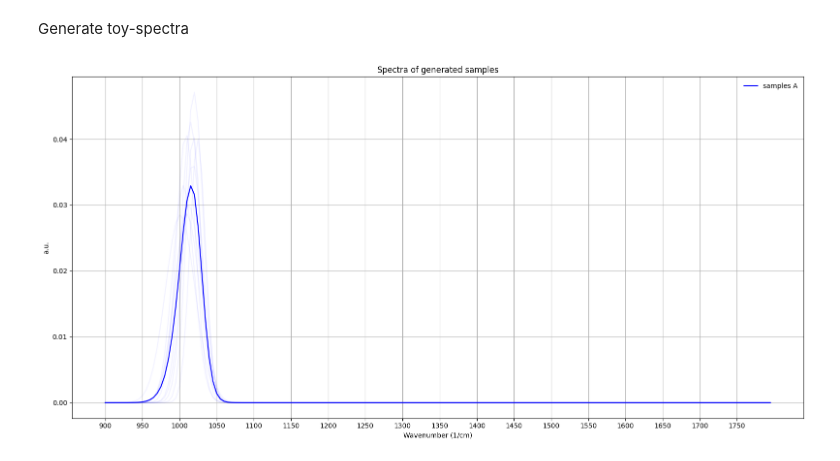
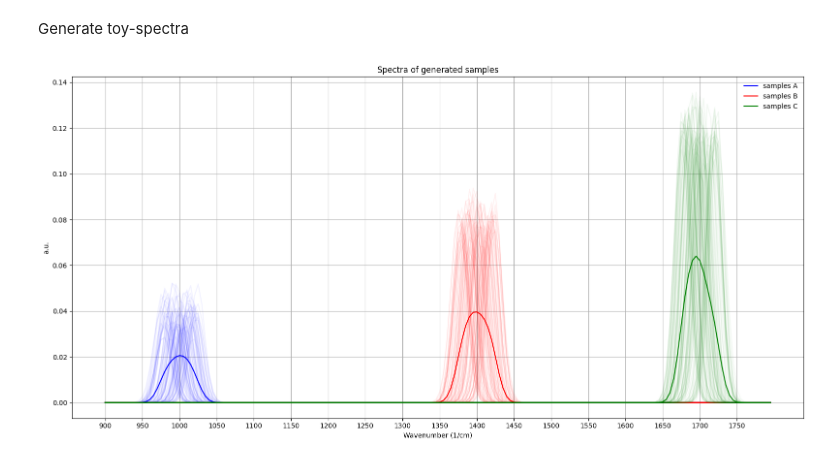
Before and after one commit to karol-pa/Spectra_Classification_Exercises, a Jupyter notebook: exercise_2.ipynb, the cells around one changed output. Cells and saved outputs as stored; diff of their text form; code cells hidden in the pictures.

```diff
--- a/exercise_2.ipynb
+++ b/exercise_2.ipynb
@@ -11,34 +11,68 @@ k = np.arange(900, 1800, 5)
 # %%
 a=[]
 
-for i in range(10):
-    a.append( norm.pdf( k, loc=1000+np.random.rand()*25, scale=10+np.random.rand()*10)*(1+np.random.rand()*0.5 ) )
+for i in range(100):
+    a.append( norm.pdf( k, loc=1000+(np.random.rand()-0.5)*50, scale=10+(np.random.rand()-0.5)*2 )*(1+(np.random.rand()-0.5)*0.5) )
 
 A = pd.DataFrame(np.column_stack((k, *a)))
+# %%
+b=[]
+
+for i in range(100):
+    b.append( norm.pdf( k, loc=1400+(np.random.rand()-0.5)*50, scale=10+(np.random.rand()-0.5)*2 )*(2+(np.random.rand()-0.5)*0.5) )
+
+B = pd.DataFrame(np.column_stack((k, *b)))
+# %%
+c=[]
+
+for i in range(100):
+    c.append( norm.pdf( k, loc=1700+(np.random.rand()-0.5)*50, scale=10+(np.random.rand()-0.5)*2 )*(3+(np.random.rand()-0.5)*0.5) )
+
+C = pd.DataFrame(np.column_stack((k, *c)))
 # %%
 fig, ax = plt.subplots(figsize=[16, 8])
-sample_measurement = []
 
 
+sample_measurement = []
 A_plot = pd.melt(A, [0])
 for sample, measurement in A_plot.groupby('variable'):
     sample_measurement.append(measurement.reset_index()["value"])
     measurement.reset_index()["value"].plot(alpha=0.05, ax=ax, label="_no_legend_", color="blue")
     plt.xticks(ticks=np.arange(0, 180, 10), labels=np.arange(900, 1800, 50))
 
 pd.concat(sample_measurement, axis=1).mean(axis=1).plot(
     ax=ax, color="blue", label="samples A", legend=True
 )
+###
+sample_measurement = []
+B_plot = pd.melt(B, [0])
+for sample, measurement in B_plot.groupby('variable'):
+    sample_measurement.append(measurement.reset_index()["value"])
+    measurement.reset_index()["value"].plot(alpha=0.05, ax=ax, label="_no_legend_", color="red")
+    plt.xticks(ticks=np.arange(0, 180, 10), labels=np.arange(900, 1800, 50))
 
+pd.concat(sample_measurement, axis=1).mean(axis=1).plot(
+    ax=ax, color="red", label="samples B", legend=True
+)
+###
+sample_measurement = []
+C_plot = pd.melt(C, [0])
+for sample, measurement in C_plot.groupby('variable'):
+    sample_measurement.append(measurement.reset_index()["value"])
+    measurement.reset_index()["value"].plot(alpha=0.05, ax=ax, label="_no_legend_", color="green")
+    plt.xticks(ticks=np.arange(0, 180, 10), labels=np.arange(900, 1800, 50))
 
+pd.concat(sample_measurement, axis=1).mean(axis=1).plot(
+    ax=ax, color="green", label="samples C", legend=True
+)
 
 ax.grid()
 
 ax.set_ylabel("a.u.")
 ax.set_title("Spectra of generated samples")
 ax.set_xlabel("Wavenumber (1/cm)")
 ax.legend(loc="upper right", frameon=False)
 
 plt.tight_layout()
 # %% [output]
-[figure, old version]
+[figure, new version]
```
Also changed, not shown: parts of 2 cells of this notebook, 1 other file.
